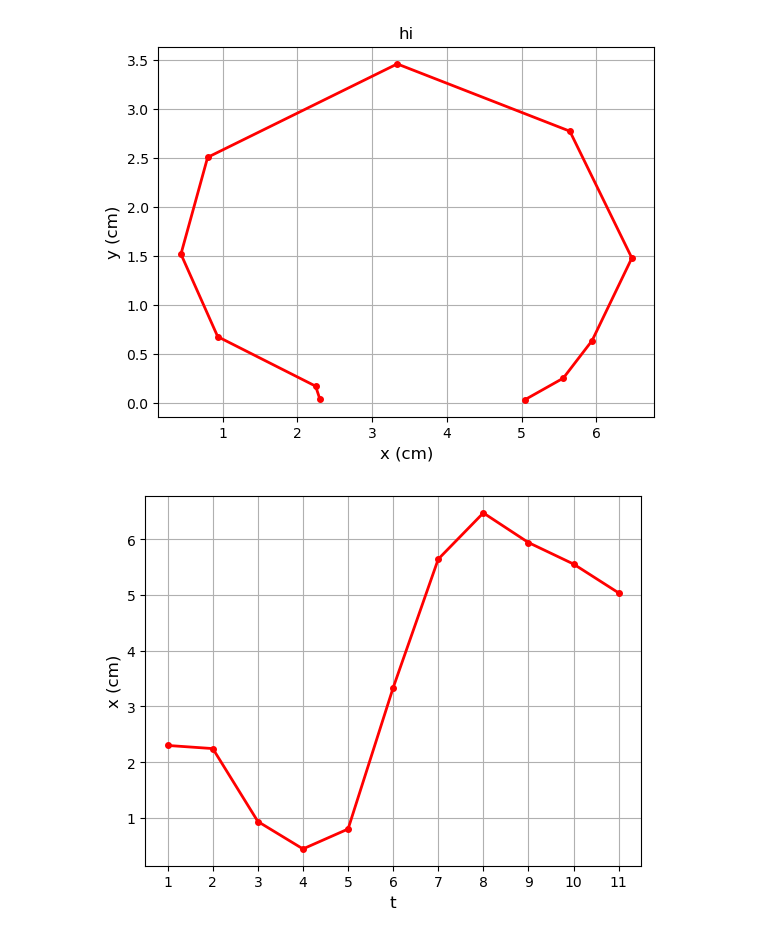
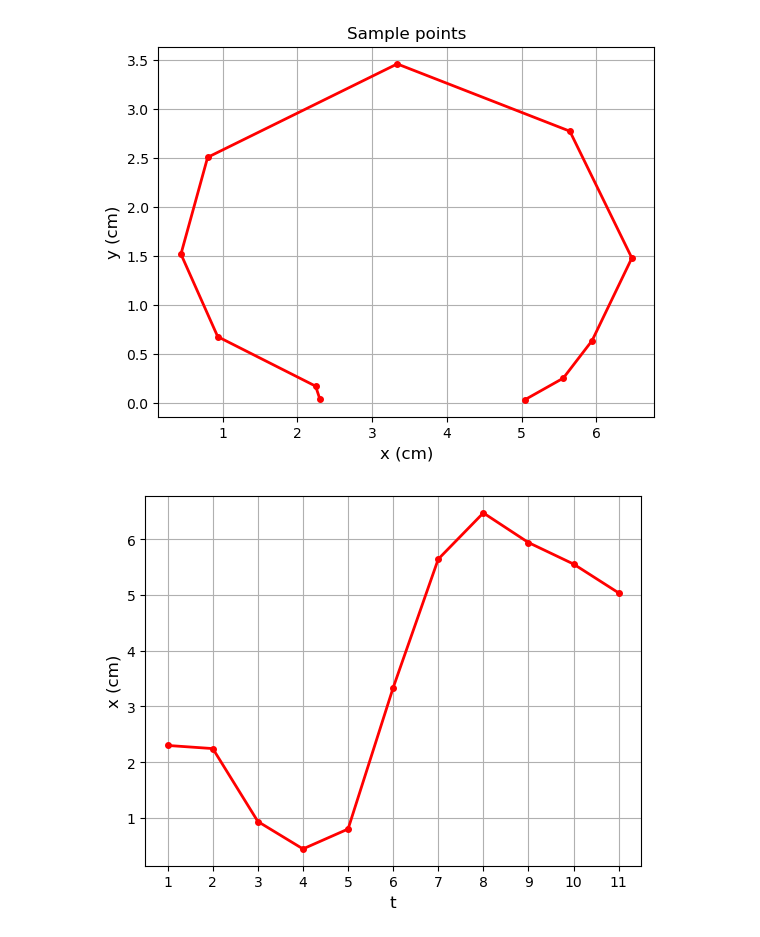
Before and after one commit to kertesz-csenge/maths_ia, a Jupyter notebook: curve.ipynb, the cells around one changed output. Cells and saved outputs as stored; diff of their text form; code cells hidden in the pictures.

```diff
--- a/curve.ipynb
+++ b/curve.ipynb
@@ -6,7 +5,7 @@ from lagrange import lagrange, coeff
 # %%
-plot_curve(x, y, "x (cm)", "y (cm)", title="hi")
+plot_curve(x, y, "x (cm)", "y (cm)", title="Sample points")
 # %% [output]
-[figure, old version]
+[figure, new version]
 # %%
 plot_curve(t,x,"t","x (cm)", xticks=t)
 # %% [output]
```
Also changed, not shown: parts of 14 cells of this notebook, 7 other files.
